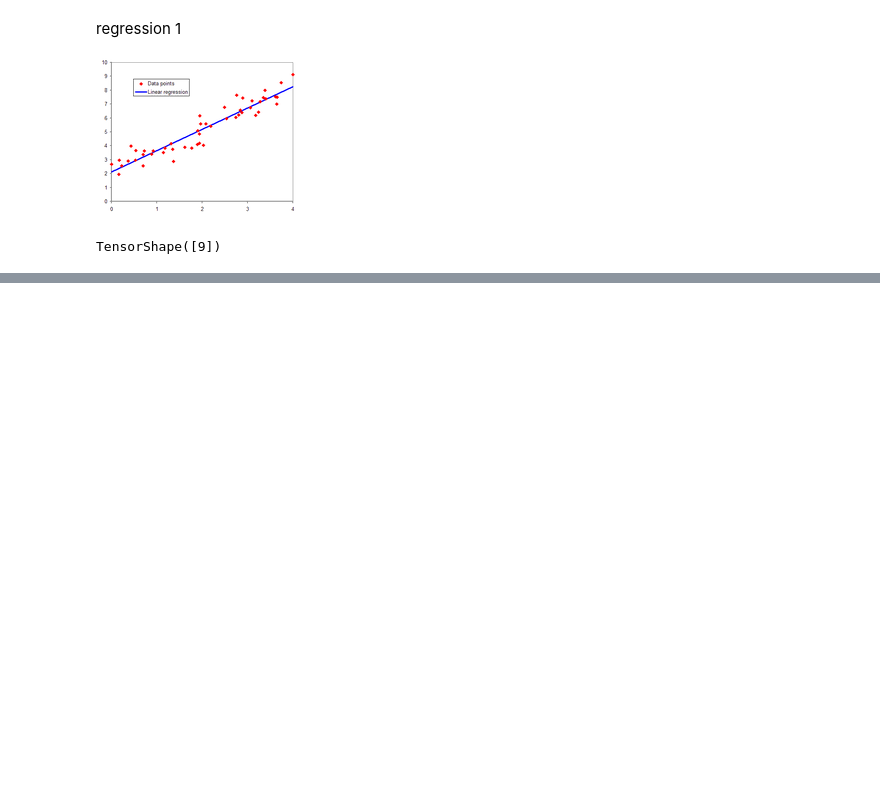
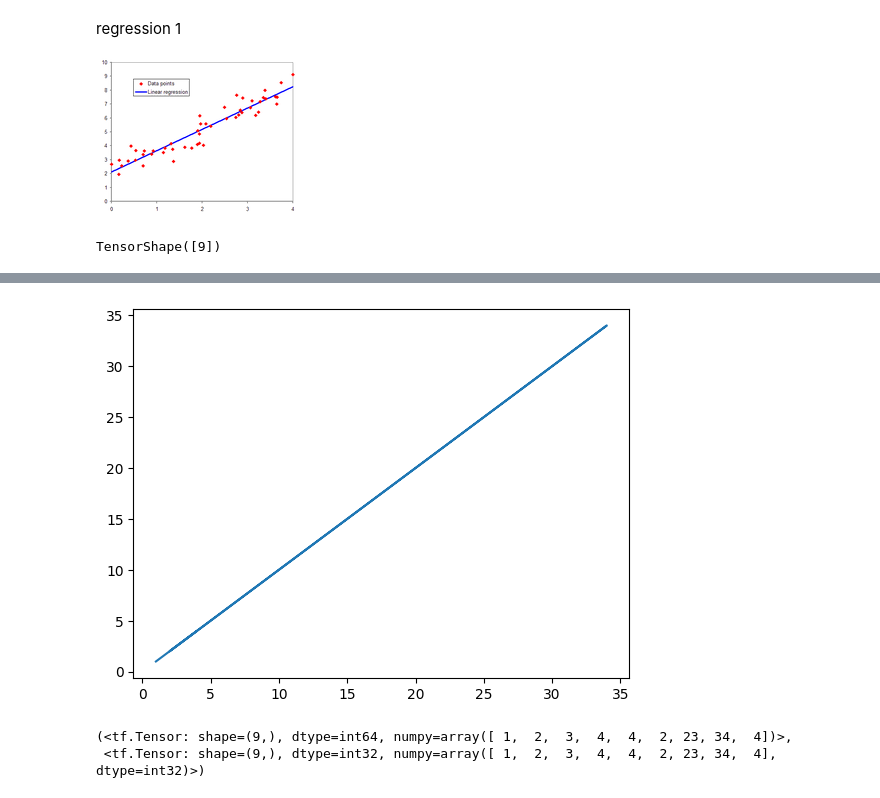
Before and after one commit to MaverickDeAI/model2, a Jupyter notebook: neural_network_1.ipynb, the cells around one changed output, grey strips where cells are left out. Cells and saved outputs as stored; diff of their text form; code cells hidden in the pictures; blank space fills up the shorter version.

```diff
--- a/neural_network_1.ipynb
+++ b/neural_network_1.ipynb
@@ -60,0 +64,18 @@ array([[ 1,  2,  3],
+# %%
+model3 = tf.keras.Sequential([
+    tf.keras.layers.Dense(1,input_shape=(1,),
+    activation="relu"
+                          ),]
+
+                             )
+
+model3.compile(loss=tf.keras.losses.mae,optimizer=tf.keras.optimizers.SGD(),metrics=["mae"])
+model3.fit(x,y,epochs=500)
+# %%
+model3 = tf.keras.Sequential([
+    tf.keras.layers.Dense(1,input_shape=(1,)),]
+
+                             )
+
+model3.compile(loss=tf.keras.losses.mae,optimizer=tf.keras.optimizers.SGD(),metrics=["mae"])
+model3.fit(x,y,epochs=500)
@@ -60,0 +103,10 @@ array([[ 1,  2,  3],
+# %%
+plt.plot(x,y)
+plt.show()
+# %% [output]
+[figure, added]
+# %%
+x,y
+# %% [output]
+(<tf.Tensor: shape=(9,), dtype=int64, numpy=array([ 1,  2,  3,  4,  4,  2, 23, 34,  4])>,
+ <tf.Tensor: shape=(9,), dtype=int32, numpy=array([ 1,  2,  3,  4,  4,  2, 23, 34,  4], dtype=int32)>)
```
Also changed, not shown: parts of 6 cells of this notebook.
